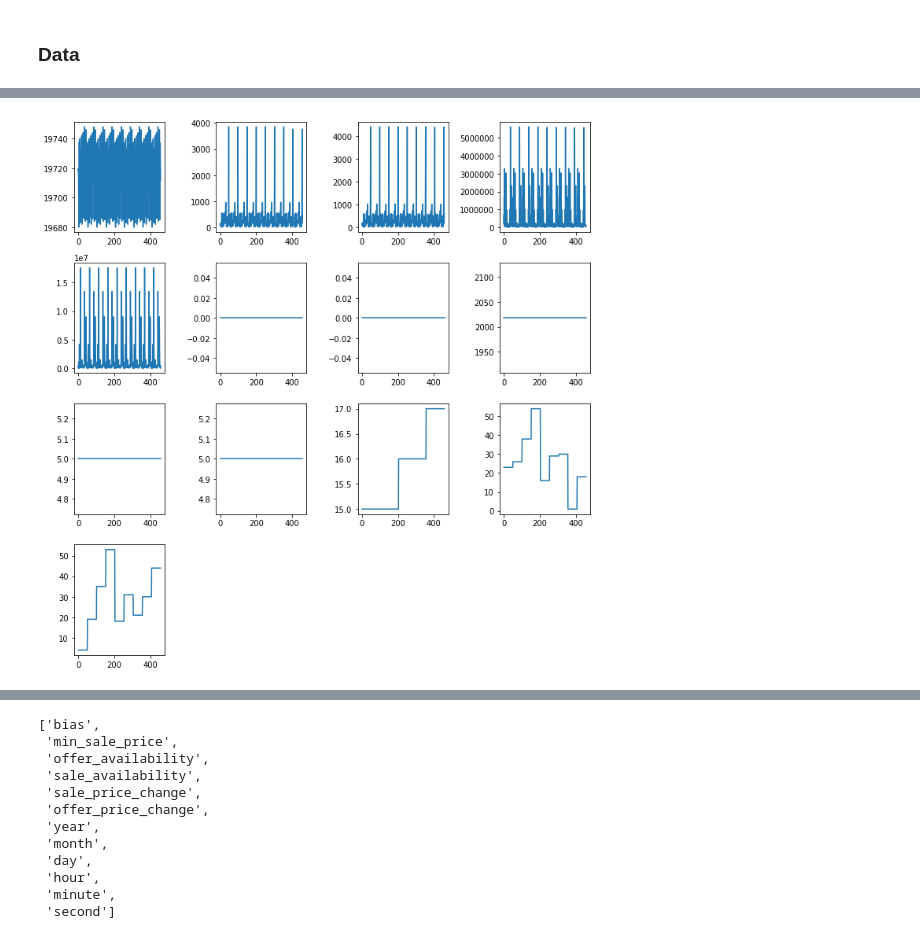
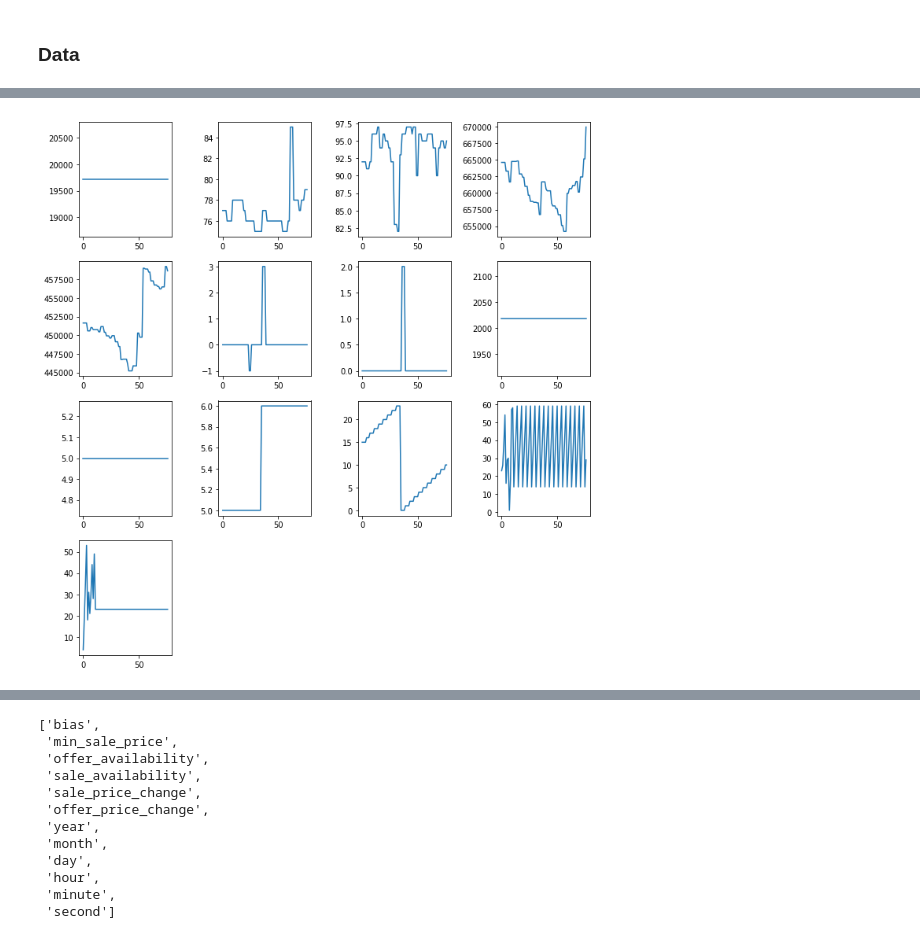
Before and after one commit to vicweeks/CS445-TermProject, a Jupyter notebook: TermProject.ipynb, the cells around one changed output, grey strips where cells are left out. Drawn from its saved outputs; the diff is of its cells as text; code cells hidden in the pictures.

Commit message:
getting data and setting targets

```diff
--- a/TermProject.ipynb
+++ b/TermProject.ipynb
@@ -89,10 +115,10 @@ names = ['item_id', 'max_offer_price', 'min_sale_price', 'offer_availability', '
 # %%
 plt.figure(figsize=(10,10))
-nrow, ncol = itemTimeData.shape
+nrow, ncol = item1.shape
 for c in range(ncol):
     plt.subplot(4, 4, c+1)
-    plt.plot(itemTimeData[:, c])
+    plt.plot(item1[:, c])
     plt.tight_layout()
 # %% [output]
-[figure, old version]
+[figure, new version]
 # %%
```
Also changed, not shown: parts of 23 cells of this notebook, 2 other files.
